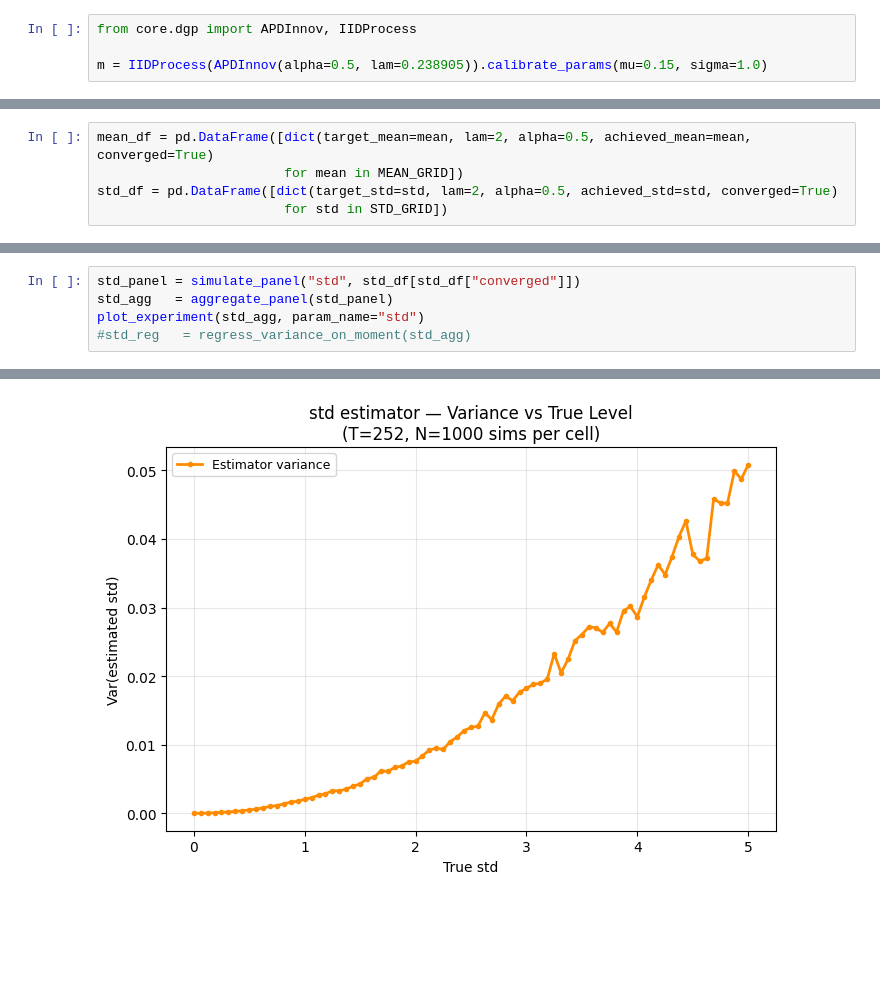
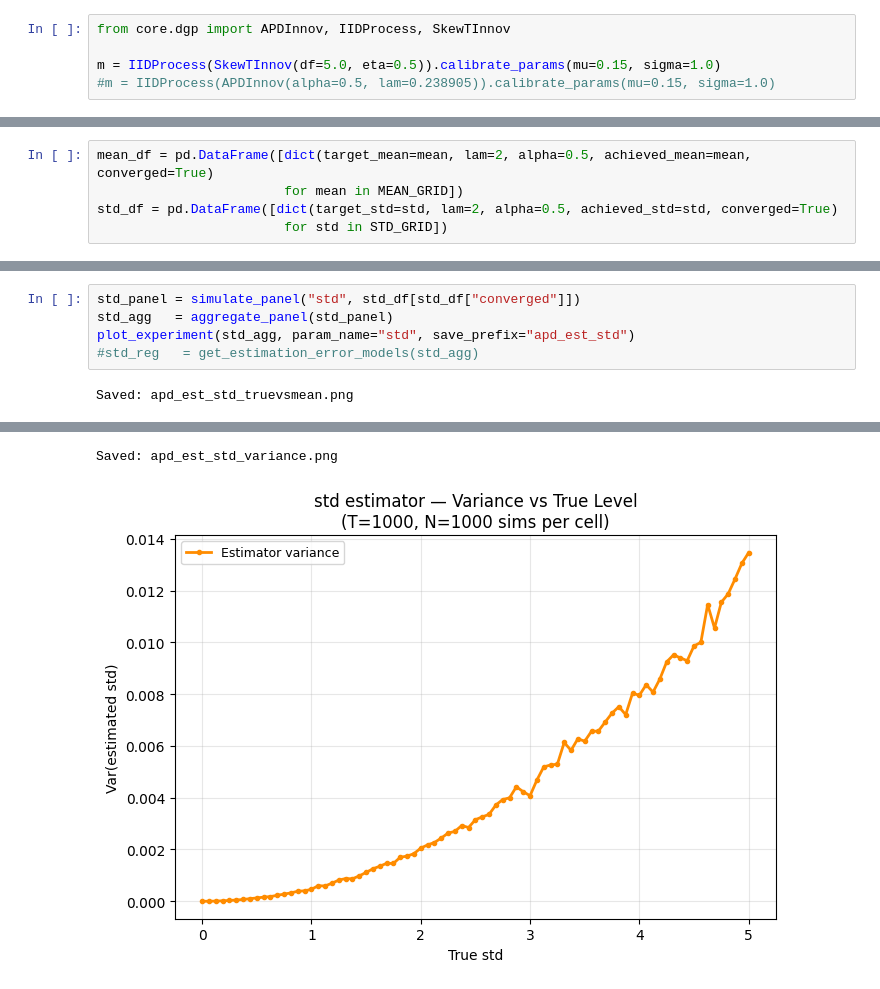
Before and after one commit to Fabro2701/sharpe_ratio_TFM, a Jupyter notebook: notebooks/presentation/mom_estimation.ipynb, the cells around one changed output, grey strips where cells are left out. Drawn from its saved outputs; the diff is of its cells as text; blank space fills up the shorter version.

```diff
--- a/notebooks/presentation/mom_estimation.ipynb
+++ b/notebooks/presentation/mom_estimation.ipynb
@@ -283,7 +436,8 @@ skew_df.iloc[10:20]
 # %%
-from core.dgp import APDInnov, IIDProcess
+from core.dgp import APDInnov, IIDProcess, SkewTInnov
 
-m = IIDProcess(APDInnov(alpha=0.5, lam=0.238905)).calibrate_params(mu=0.15, sigma=1.0)
+m = IIDProcess(SkewTInnov(df=5.0, eta=0.5)).calibrate_params(mu=0.15, sigma=1.0)
+#m = IIDProcess(APDInnov(alpha=0.5, lam=0.238905)).calibrate_params(mu=0.15, sigma=1.0)
 # %%
 m.get_theo_moments()
 # %% [output]
@@ -535,6 +706,7 @@ plot_experiment(mean_agg, param_name="mean")
 # %%
 std_panel = simulate_panel("std", std_df[std_df["converged"]])
 std_agg   = aggregate_panel(std_panel)
-plot_experiment(std_agg, param_name="std")
-#std_reg   = regress_variance_on_moment(std_agg)
+plot_experiment(std_agg, param_name="std", save_prefix="apd_est_std")
+#std_reg   = get_estimation_error_models(std_agg)
 # %% [output]
+Saved: apd_est_std_truevsmean.png
@@ -542 +714,2 @@ plot_experiment(std_agg, param_name="std")
+Saved: apd_est_std_variance.png
-[figure, old version]
+[figure, new version]
```
Also changed, not shown: parts of 19 cells of this notebook.
